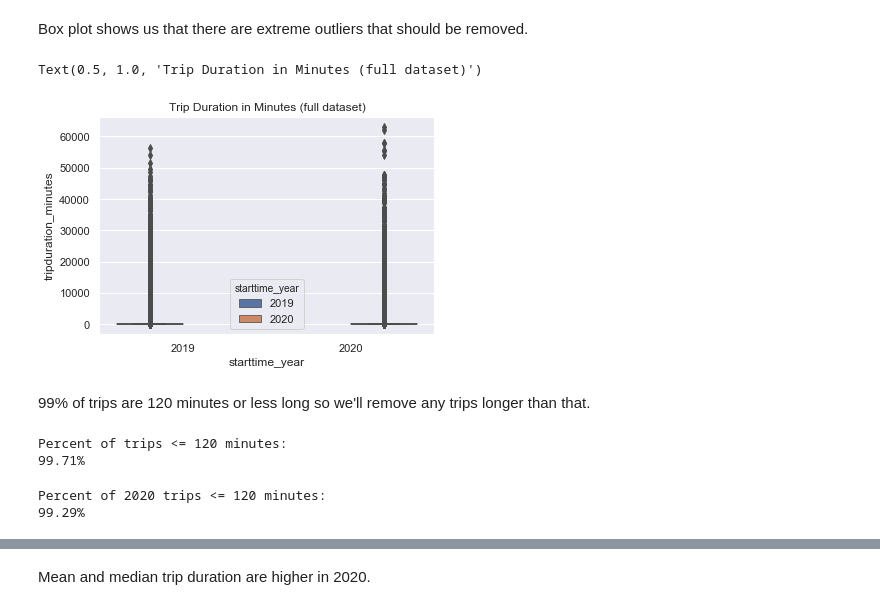
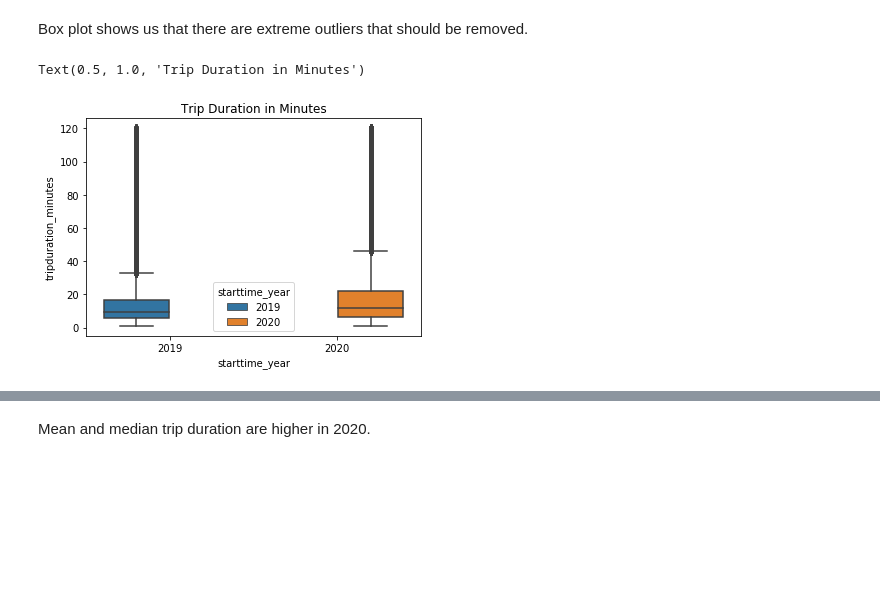
Before and after one commit to graceh3/citibike-analysis, a Jupyter notebook: Citibike - Statistical Analysis Project.ipynb, the cells around one changed output, grey strips where cells are left out. Cells and saved outputs as stored; diff of their text form; code cells hidden in the pictures; blank space fills up the shorter version.

```diff
--- a/Citibike - Statistical Analysis Project.ipynb
+++ b/Citibike - Statistical Analysis Project.ipynb
@@ -517,9 +551,3 @@ NOTE: show a time series graph of daily rental numbers. Here add annotations whe
 Should be a faceted plot with 2019 above and 2020 below.
 
 This could show us whether male or female rentals recovered more quickly.
-# %%
-# create dayofweek feature (0=Monday, 6=Sunday)
-df_final['starttime_dayofweek']=df_final['starttime'].dt.dayofweek
-# %%
-# create week feature
-df_final['starttime_week']=df_final['starttime'].dt.week
@@ -570,21 +569,7 @@ Box plot shows us that there are extreme outliers that should be removed.
 # %%
 # add descriptive title
 sns.boxplot(x='starttime_year', y='tripduration_minutes', data=df_final, hue='starttime_year')
-plt.title('Trip Duration in Minutes (full dataset)')
+plt.title('Trip Duration in Minutes')
 # %% [output]
-Text(0.5, 1.0, 'Trip Duration in Minutes (full dataset)')
+Text(0.5, 1.0, 'Trip Duration in Minutes')
-[figure, old version]
+[figure, new version]
-# %% [markdown]
-99% of trips are 120 minutes or less long so we'll remove any trips longer than that.
-# %%
-print('Percent of 2019 trips <= 120 minutes:')
-print(f"{round(df_final[(df_final['tripduration_minutes']<=120)&(df_final['starttime_year']==2019)].shape[0]/df_final[df_final['starttime_year']==2019].shape[0],4)*100}%")
-# %% [output]
-Percent of trips <= 120 minutes:
-99.71%
-# %%
-print('Percent of 2020 trips <= 120 minutes:')
-print(f"{round(df_final[(df_final['tripduration_minutes']<=120)&(df_final['starttime_year']==2020)].shape[0]/df_final[df_final['starttime_year']==2020].shape[0],4)*100}%")
-# %% [output]
-Percent of 2020 trips <= 120 minutes:
-99.29%
```
Also changed, not shown: parts of 28 cells of this notebook, 1 other file.
